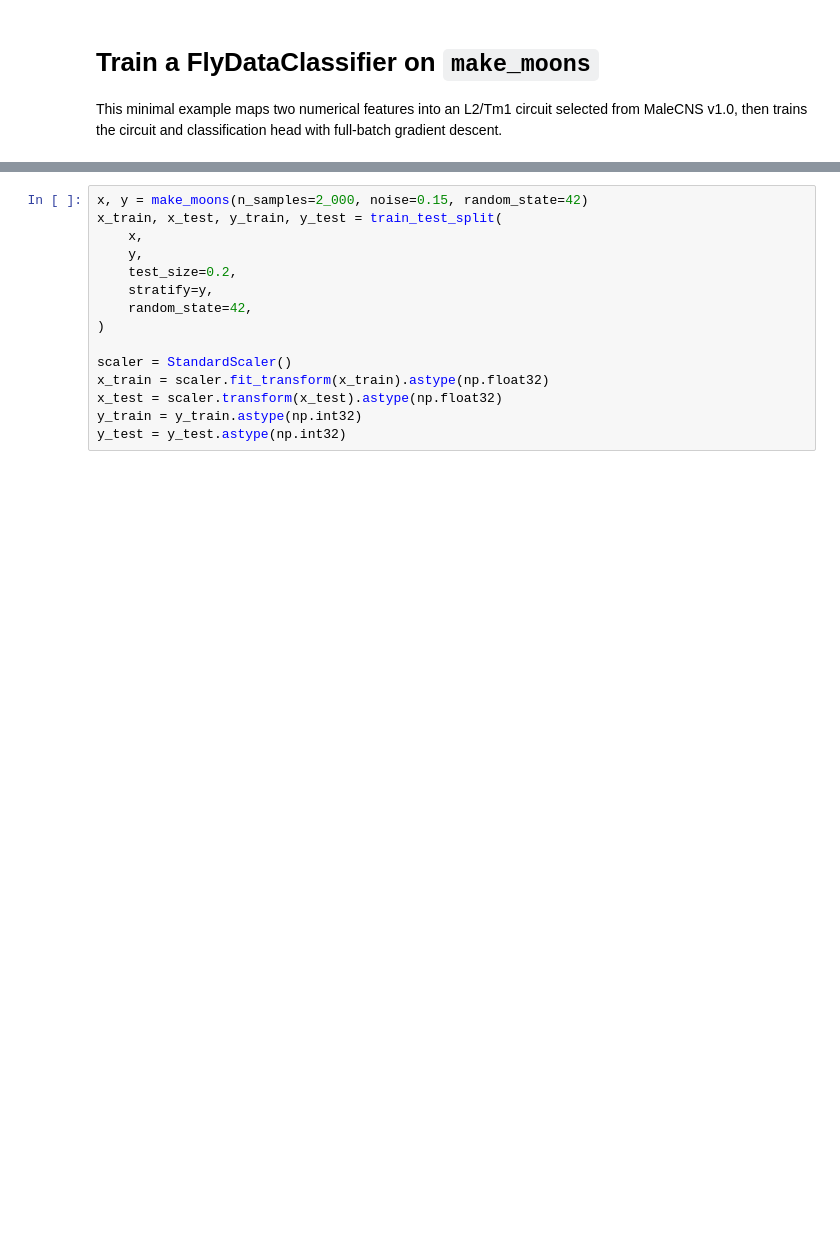
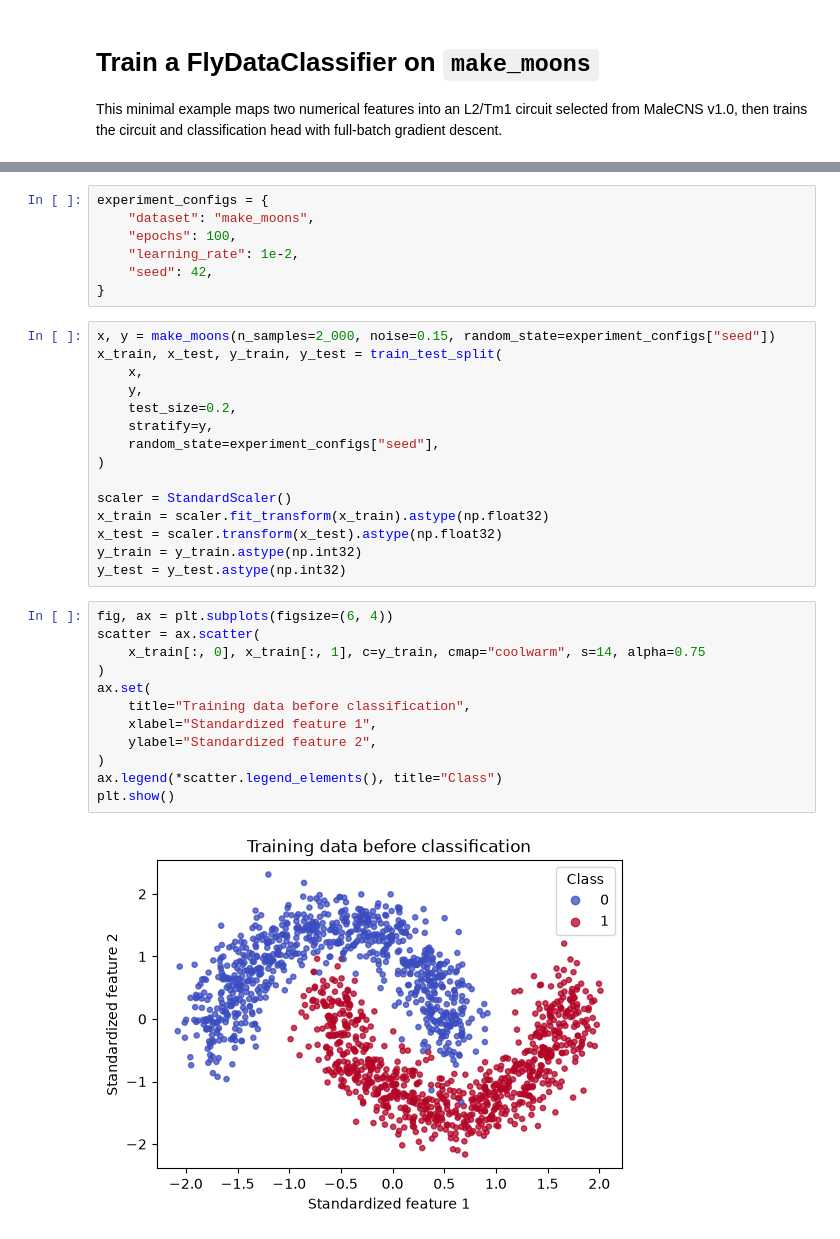
Before and after one commit to soumik12345/flyx, a Jupyter notebook: docs/examples/train_fly_data_classifier.ipynb, the cells around one changed output, grey strips where cells are left out. Saved outputs shown, nothing was run; the diff lists cells and outputs as text; blank space fills up the shorter version.

Commit message:
update: data classification example

```diff
--- a/docs/examples/train_fly_data_classifier.ipynb
+++ b/docs/examples/train_fly_data_classifier.ipynb
@@ -17,14 +18,21 @@ from tqdm.auto import trange
 
 from flyx.core import CircuitSpec, NeuronQuery as Q
 from flyx.model import FlyConfig, FlyDataClassifier, FlyModel
+# %%
+experiment_configs = {
+    "dataset": "make_moons",
+    "epochs": 100,
+    "learning_rate": 1e-2,
+    "seed": 42,
+}
 # %%
-x, y = make_moons(n_samples=2_000, noise=0.15, random_state=42)
+x, y = make_moons(n_samples=2_000, noise=0.15, random_state=experiment_configs["seed"])
 x_train, x_test, y_train, y_test = train_test_split(
     x,
     y,
     test_size=0.2,
     stratify=y,
-    random_state=42,
+    random_state=experiment_configs["seed"],
 )
 
 scaler = StandardScaler()
@@ -32,6 +40,20 @@ x_train = scaler.fit_transform(x_train).astype(np.float32)
 x_test = scaler.transform(x_test).astype(np.float32)
 y_train = y_train.astype(np.int32)
 y_test = y_test.astype(np.int32)
+# %%
+fig, ax = plt.subplots(figsize=(6, 4))
+scatter = ax.scatter(
+    x_train[:, 0], x_train[:, 1], c=y_train, cmap="coolwarm", s=14, alpha=0.75
+)
+ax.set(
+    title="Training data before classification",
+    xlabel="Standardized feature 1",
+    ylabel="Standardized feature 2",
+)
+ax.legend(*scatter.legend_elements(), title="Class")
+plt.show()
+# %% [output]
+[figure, added]
 # %%
 circuit = CircuitSpec(
     neurons=(
```
Also changed, not shown: parts of 6 cells of this notebook.
